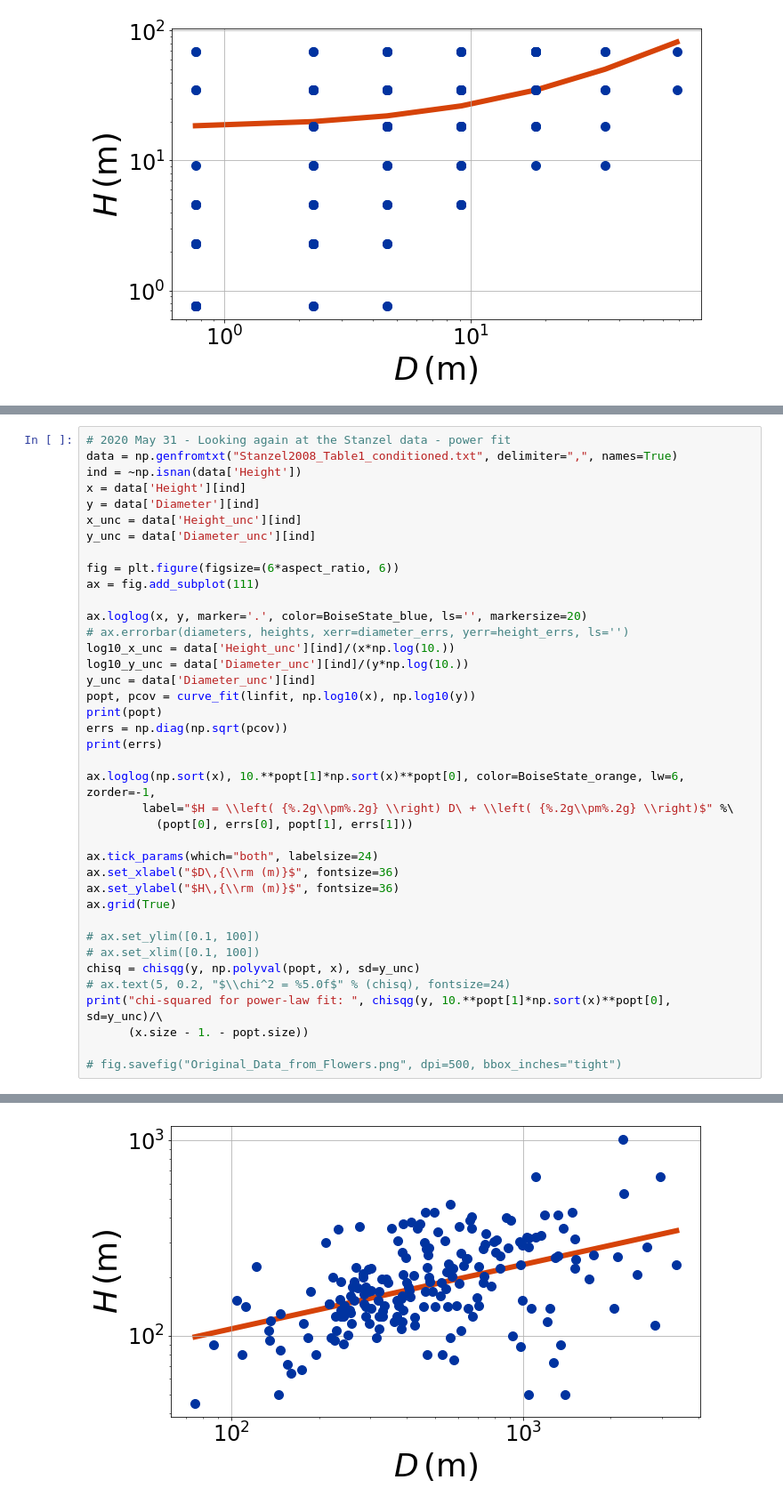
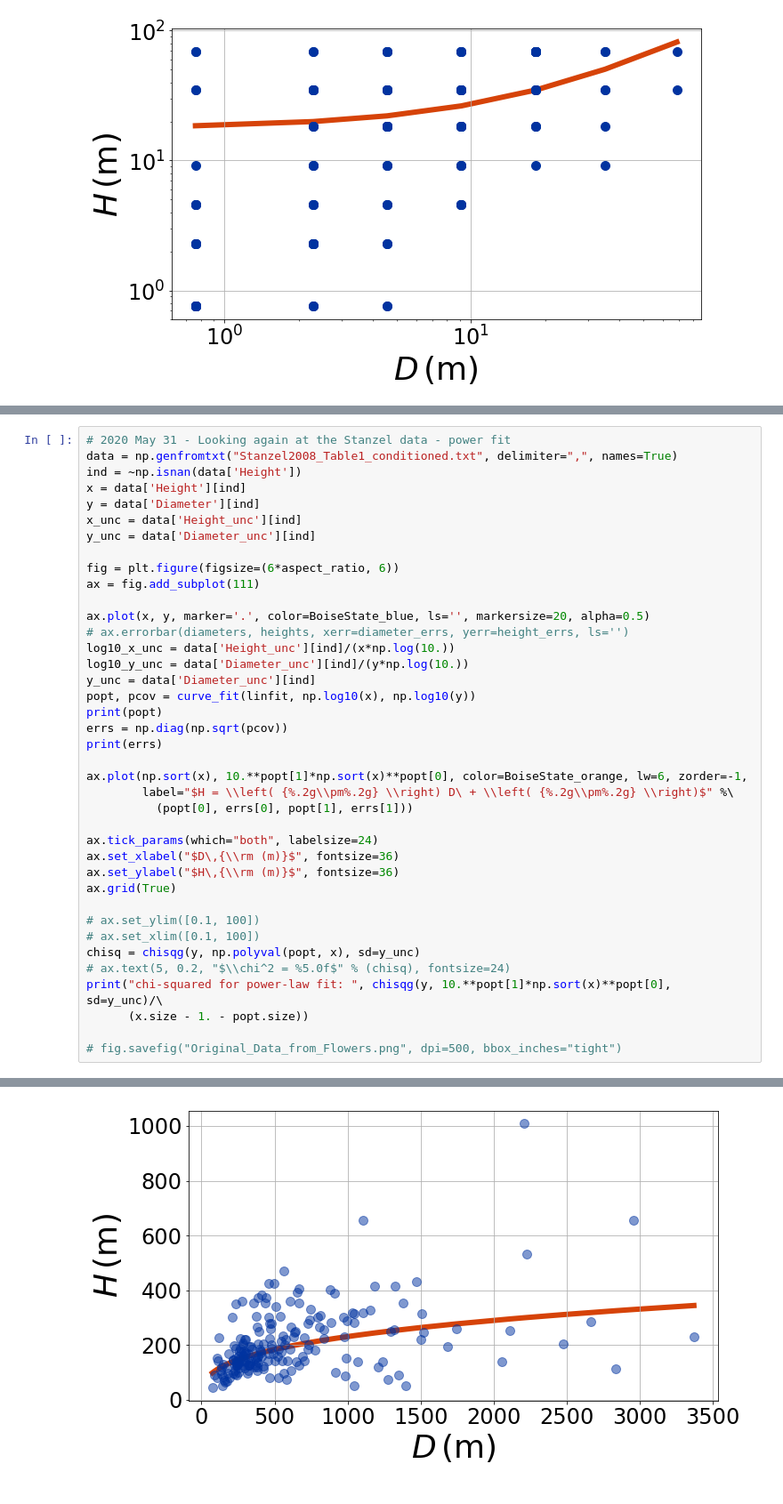
Before and after one commit to BoiseStatePlanetary/Lorenz2013_Analysis, a Jupyter notebook: Lorenz2013_Analysis.ipynb, the cells around one changed output, grey strips where cells are left out. Shown at 89% size. Cells and saved outputs as stored; diff of their text form.

```diff
--- a/Lorenz2013_Analysis.ipynb
+++ b/Lorenz2013_Analysis.ipynb
@@ -254,35 +254,35 @@ y_unc = data['Diameter_unc'][ind]
 fig = plt.figure(figsize=(6*aspect_ratio, 6))
 ax = fig.add_subplot(111)
 
-ax.loglog(x, y, marker='.', color=BoiseState_blue, ls='', markersize=20)
+ax.plot(x, y, marker='.', color=BoiseState_blue, ls='', markersize=20, alpha=0.5)
 # ax.errorbar(diameters, heights, xerr=diameter_errs, yerr=height_errs, ls='')
 log10_x_unc = data['Height_unc'][ind]/(x*np.log(10.))
 log10_y_unc = data['Diameter_unc'][ind]/(y*np.log(10.))
 y_unc = data['Diameter_unc'][ind]
 popt, pcov = curve_fit(linfit, np.log10(x), np.log10(y))
 print(popt)
 errs = np.diag(np.sqrt(pcov))
 print(errs)
 
-ax.loglog(np.sort(x), 10.**popt[1]*np.sort(x)**popt[0], color=BoiseState_orange, lw=6, zorder=-1,
+ax.plot(np.sort(x), 10.**popt[1]*np.sort(x)**popt[0], color=BoiseState_orange, lw=6, zorder=-1,
         label="$H = \\left( {%.2g\\pm%.2g} \\right) D\ + \\left( {%.2g\\pm%.2g} \\right)$" %\
           (popt[0], errs[0], popt[1], errs[1]))
 
 ax.tick_params(which="both", labelsize=24)
 ax.set_xlabel("$D\,{\\rm (m)}$", fontsize=36)
 ax.set_ylabel("$H\,{\\rm (m)}$", fontsize=36)
 ax.grid(True)
 
 # ax.set_ylim([0.1, 100])
 # ax.set_xlim([0.1, 100])
 chisq = chisqg(y, np.polyval(popt, x), sd=y_unc)
 # ax.text(5, 0.2, "$\\chi^2 = %5.0f$" % (chisq), fontsize=24)
 print("chi-squared for power-law fit: ", chisqg(y, 10.**popt[1]*np.sort(x)**popt[0], sd=y_unc)/\
       (x.size - 1. - popt.size))
 
 # fig.savefig("Original_Data_from_Flowers.png", dpi=500, bbox_inches="tight")
 # %% [output]
 [0.32878904 1.37695378]
 [0.04522883 0.12186501]
 chi-squared for power-law fit:  3.7221685660039627
-[figure, old version]
+[figure, new version]
```
Also changed, not shown: parts of 1 cell of this notebook.
